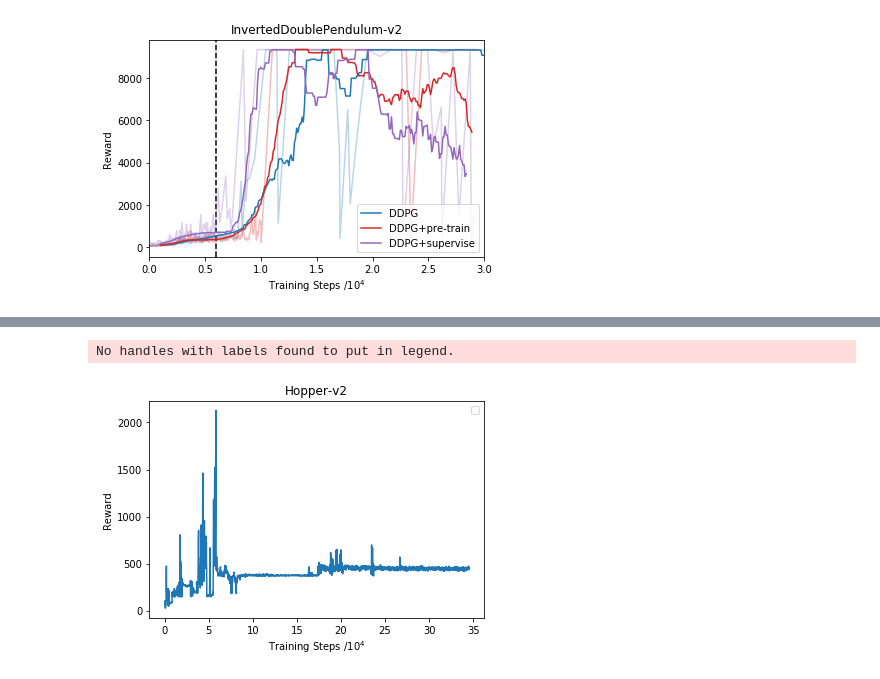
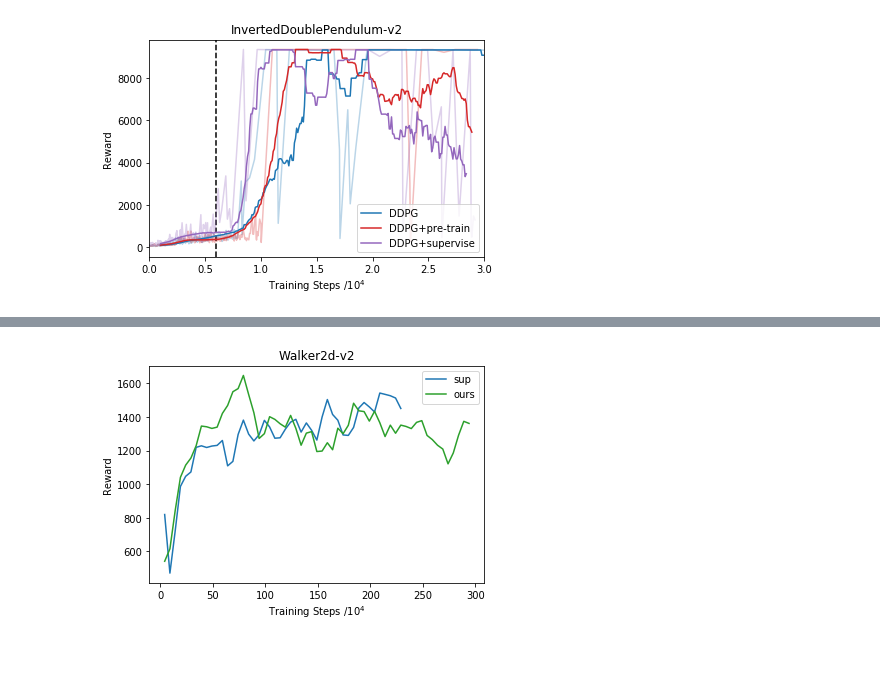
Before and after one commit to zxqzhang/baselines, a Jupyter notebook: baselines/ddpg/plotlogs.ipynb, the cells around one changed output, grey strips where cells are left out. Saved outputs shown, nothing was run; the diff lists cells and outputs as text; code cells hidden in the pictures.

Commit message:
add gail and pofd in ddpg

```diff
--- a/baselines/ddpg/plotlogs.ipynb
+++ b/baselines/ddpg/plotlogs.ipynb
@@ -829,40 +829,69 @@ plt.show()
 # %%
 import os
 import pandas
 import matplotlib.pyplot as plt
 import numpy as np
 from matplotlib.backends.backend_pdf import PdfPages
+from IPython import display
+import time
 
 def smooth(n,x,y):
     sm = np.zeros(10000)
     k=0
     f = lambda x,l,h: x <= h and x >= l
-    sm_x = np.arange(1, np.max(x)-n+1, 100)
+    sm_x = np.arange(1, np.max(x)-n+1, 50000)
     for i in sm_x:
         idx = [f(var,i,i+n) for var in x]
         sm[k] = np.dot(idx,y)/np.sum(idx)
         k=k+1
     sm = sm[:k]
     sm_x = sm_x[:k] + np.floor(n/2)
     return sm, sm_x
 
-env_ids = 'Hopper-v2'
-baselinefiles = os.path.join('~/Projects/conda/baselines/baselines/ddpg/logs', env_ids, 'ppoexpert_1_500pre_007/gym_eval.monitor.csv')
-baselinedata = pandas.read_csv(baselinefiles, index_col=None, comment='#')
-x_baseline = np.cumsum(baselinedata['l'].values)
-r_baseline = baselinedata['r']
-fig = plt.figure()
-sm_n = 5000
-#r_baseline_smooth, x_baseline_smooth = smooth(sm_n, x_baseline, r_baseline)
-ax = fig.add_subplot(111)
-ax.plot(x_baseline/1e4, r_baseline, 'C0', alpha=1, label='')
-#ax.plot(x_baseline_smooth/1e4, r_baseline_smooth, 'C0', label='DDPG')
-ax.set_title(env_ids)
-plt.xlabel('Training Steps /$10^4$')
-plt.ylabel('Reward')
-plt.legend()
+env_ids = 'Walker2d-v2'
 
-plt.show()
+dir_names = ['ppoexpert_sup_1_25pre_4_long_low',
+             #'ppoexpert_both_1_25pre_4_low_',
+             'ppoexpert_1_25pre_4_long_low']
+             #'baseline_4_long_']
+
+labels = ['sup',
+         #'both',
+         'ours']
+         #'baseline']
+
+colors = ['C0',
+         #'C1',
+         'C2']
+         #'C3']
+
+sm_n = 80000
+if True:
+    i=0
+
+    fig = plt.figure()
+    ax = fig.add_subplot(111)
+    for dir_name in dir_names:
+        xs = []
+        rs = []
+        for j in range(5,14):
+            name = dir_name + "%03d" % (j+1)
+            file_path = os.path.join('~/Projects/conda/baselines/baselines/ddpg/logs', env_ids, name, 'gym_eval.monitor.csv')
+            data = pandas.read_csv(file_path, index_col=None, comment='#')
+            x = np.cumsum(data['l'].values); r = data['r']
+            xs.append(x); rs.append(r)
+        x_concat = np.concatenate(xs); r_concat = np.concatenate(rs)
+        x_sm, r_sm = smooth(sm_n, x_concat, r_concat)
+        ax.plot(r_sm/1e4, x_sm, colors[i], alpha=1, label=labels[i])
+        i=i+1
+
+    ax.set_title(env_ids)
+    plt.xlabel('Training Steps /$10^4$')
+    plt.ylabel('Reward')
+    plt.legend()
+
+    plt.show()
+    time.sleep(100)
+    display.clear_output(wait=True)
 # %% [output]
-No handles with labels found to put in legend.
-[figure, old version]
+[figure, new version]
```
Also changed, not shown: parts of 4 cells of this notebook, 9 other files.
